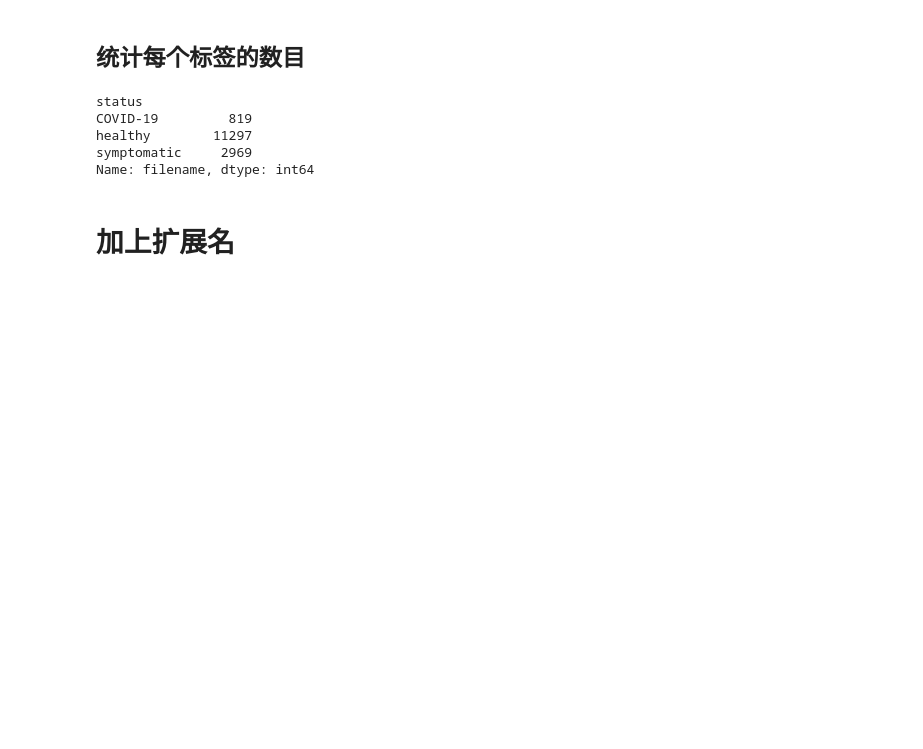
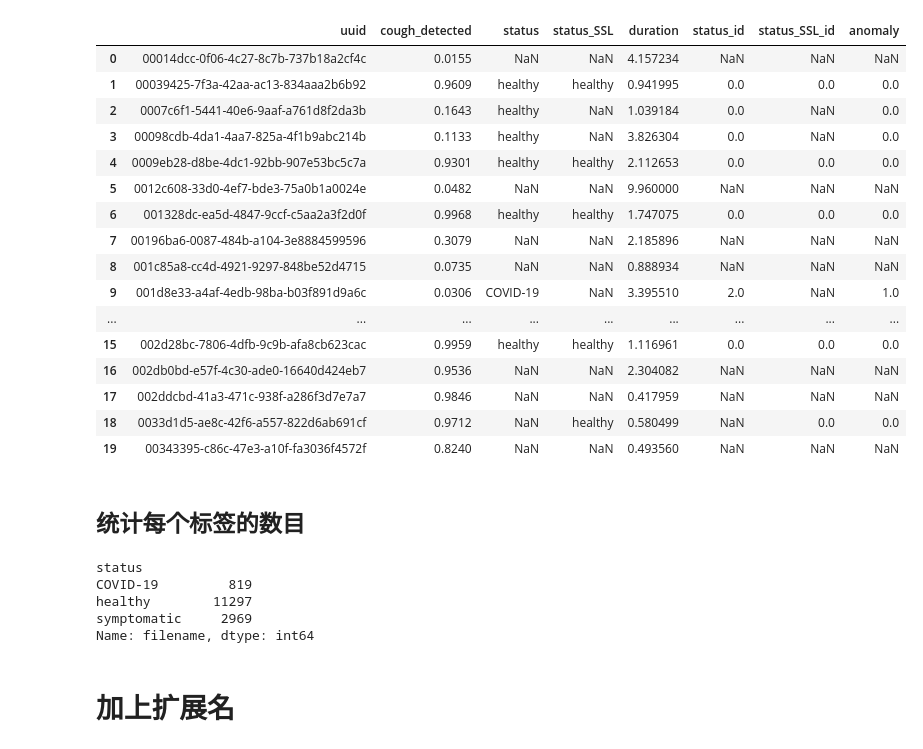
Before and after one commit to ZhaoKe1024/SoundDL-CoughVID, a Jupyter notebook: soundexplore.ipynb, the cells around one changed output. Saved outputs shown, nothing was run; the diff lists cells and outputs as text; code cells hidden in the pictures; blank space fills up the shorter version.

Commit message:
update new data

```diff
--- a/soundexplore.ipynb
+++ b/soundexplore.ipynb
@@ -1,8 +1,66 @@
 # %%
+import sys
+sys.path.append(r'D:/PythonTorchVITS/CoughDL/SoundDL-CoughVID/')
 import os
 import numpy as np
 import librosa
 import pandas as pd
 import IPython.display as ipd
 import matplotlib.pyplot as plt
-root_path = "F:/DATAS/COUGHVID-public_dataset_v3/coughvid_20211012/"
+from readers.audio import AudioSegment
+root_path = "D:/DATAS/Medical/COUGHVID-public_dataset_v3/coughvid_20211012/"
+metafile = "D:/DATAS/Medical//COUGHVID-public_dataset_v3/coughvid_20211012/metadata_compiled.csv"
+# %%
+metadf = pd.read_csv(metafile, delimiter=',', header=0, index_col=0)
+# print(metadf.head(5))
+wavedura = metadf.iloc[:20, [0,2,9,10]]
+print(wavedura.head(10))
+dura_list = []
+anomaly_list = []
+status_id = []
+status_SSL_id = []
+
+for i, row in enumerate(metadf.itertuples()):
+    wi = getattr(row, "uuid")
+    fname = root_path + wi
+    for ext in ["webm", "wav", "ogg"]:
+        if os.path.exists(fname+'.'+ext):
+            fname = fname + '.' + ext
+    audioseg = AudioSegment.from_file(file=fname)
+    audioseg.vad()
+    dura_list.append(audioseg.duration)
+    ano = -1
+    sta_str = getattr(row, "status")
+    if isinstance(sta_str, str):
+        sid = status2label[sta_str]
+        status_id.append(sid)
+        if sid == 0:
+            ano = 0
+        else:
+            ano = 1
+    else:
+        status_id.append(sta_str)
+    stassl_str = getattr(row, "status_SSL")
+    if isinstance(stassl_str, str):
+        sid = status2label[stassl_str]
+        status_SSL_id.append(sid)
+        if ano == -1:
+            if sid == 0:
+                ano = 0
+            else:
+                ano = 1
+    else:
+        status_SSL_id.append(stassl_str)
+    if ano == -1:
+        ano = float('nan')
+    anomaly_list.append(ano)
+    print(fname)
+    if i==19:
+        break
+wavedura["duration"] = dura_list
+status2label = {"healthy": 0, "symptomatic": 1, "COVID-19": 2}
+wavedura["status_id"] = status_id
+wavedura["status_SSL_id"] = status_SSL_id
+wavedura["anomaly"] = anomaly_list
+wavedura
+# %% [output]
@@ -9,3 +98,20 @@ root_path = "F:/DATAS/COUGHVID-public_dataset_v3/coughvid_20211012/"
+|  | uuid | cough_detected | status | status_SSL | duration | status_id | status_SSL_id | anomaly |
+| 0 | 00014dcc-0f06-4c27-8c7b-737b18a2cf4c | 0.0155 | NaN | NaN | 4.157234 | NaN | NaN | NaN |
+| 1 | 00039425-7f3a-42aa-ac13-834aaa2b6b92 | 0.9609 | healthy | healthy | 0.941995 | 0.0 | 0.0 | 0.0 |
+| 2 | 0007c6f1-5441-40e6-9aaf-a761d8f2da3b | 0.1643 | healthy | NaN | 1.039184 | 0.0 | NaN | 0.0 |
+| 3 | 00098cdb-4da1-4aa7-825a-4f1b9abc214b | 0.1133 | healthy | NaN | 3.826304 | 0.0 | NaN | 0.0 |
+| 4 | 0009eb28-d8be-4dc1-92bb-907e53bc5c7a | 0.9301 | healthy | healthy | 2.112653 | 0.0 | 0.0 | 0.0 |
+| 5 | 0012c608-33d0-4ef7-bde3-75a0b1a0024e | 0.0482 | NaN | NaN | 9.960000 | NaN | NaN | NaN |
+| 6 | 001328dc-ea5d-4847-9ccf-c5aa2a3f2d0f | 0.9968 | healthy | healthy | 1.747075 | 0.0 | 0.0 | 0.0 |
+| 7 | 00196ba6-0087-484b-a104-3e8884599596 | 0.3079 | NaN | NaN | 2.185896 | NaN | NaN | NaN |
+| 8 | 001c85a8-cc4d-4921-9297-848be52d4715 | 0.0735 | NaN | NaN | 0.888934 | NaN | NaN | NaN |
+| 9 | 001d8e33-a4af-4edb-98ba-b03f891d9a6c | 0.0306 | COVID-19 | NaN | 3.395510 | 2.0 | NaN | 1.0 |
+| ... | ... | ... | ... | ... | ... | ... | ... | ... |
+| 15 | 002d28bc-7806-4dfb-9c9b-afa8cb623cac | 0.9959 | healthy | healthy | 1.116961 | 0.0 | 0.0 | 0.0 |
+| 16 | 002db0bd-e57f-4c30-ade0-16640d424eb7 | 0.9536 | NaN | NaN | 2.304082 | NaN | NaN | NaN |
+| 17 | 002ddcbd-41a3-471c-938f-a286f3d7e7a7 | 0.9846 | NaN | NaN | 0.417959 | NaN | NaN | NaN |
+| 18 | 0033d1d5-ae8c-42f6-a557-822d6ab691cf | 0.9712 | NaN | healthy | 0.580499 | NaN | 0.0 | 0.0 |
+| 19 | 00343395-c86c-47e3-a10f-fa3036f4572f | 0.8240 | NaN | NaN | 0.493560 | NaN | NaN | NaN |
 # %% [markdown]
 ## 统计每个标签的数目
 # %%
```
Also changed, not shown: parts of 1 cell of this notebook, 1 other file.
